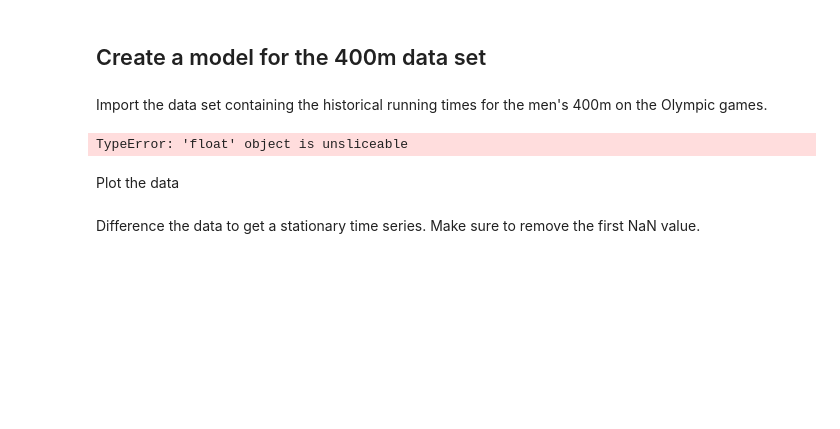
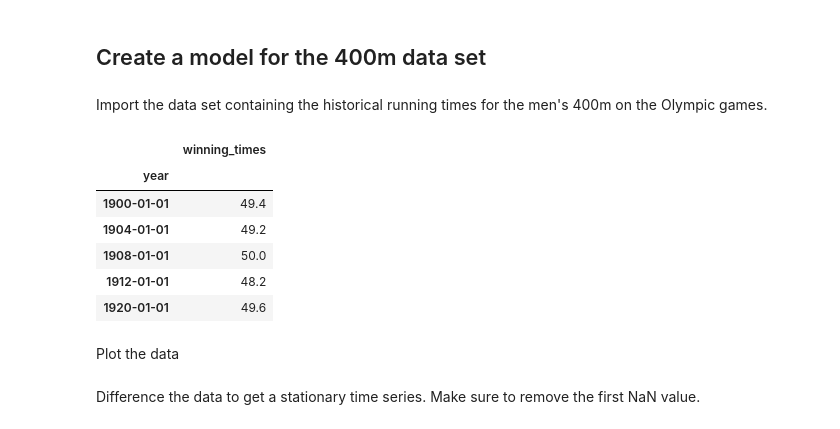
Before and after one commit to nic464/dsc-enterprise-hsbc-arma-models-lab-hsbc-ds-081319, a Jupyter notebook: index.ipynb, the cells around one changed output. Cells and saved outputs as stored; diff of their text form; code cells hidden in the pictures; blank space fills up the shorter version.

```diff
--- a/index.ipynb
+++ b/index.ipynb
@@ -247,11 +247,17 @@ Import the data set containing the historical running times for the men's 400m o
 # %%
 # the data is in "winning_400m.csv"
 runtimes = pd.read_csv('winning_400m.csv')
-runtimes['year'] = pd.to_datetime(runtimes['year'], format='%y')
+runtimes['year'] = pd.to_datetime(runtimes['year'], format='%Y')
 runtimes.set_index(['year'], inplace=True)
 runtimes.head()
 # %% [output]
-TypeError: 'float' object is unsliceable
+|  | winning_times |
+| year |  |
+| 1900-01-01 | 49.4 |
+| 1904-01-01 | 49.2 |
+| 1908-01-01 | 50.0 |
+| 1912-01-01 | 48.2 |
+| 1920-01-01 | 49.6 |
 # %% [markdown]
 Plot the data
 # %%
```
